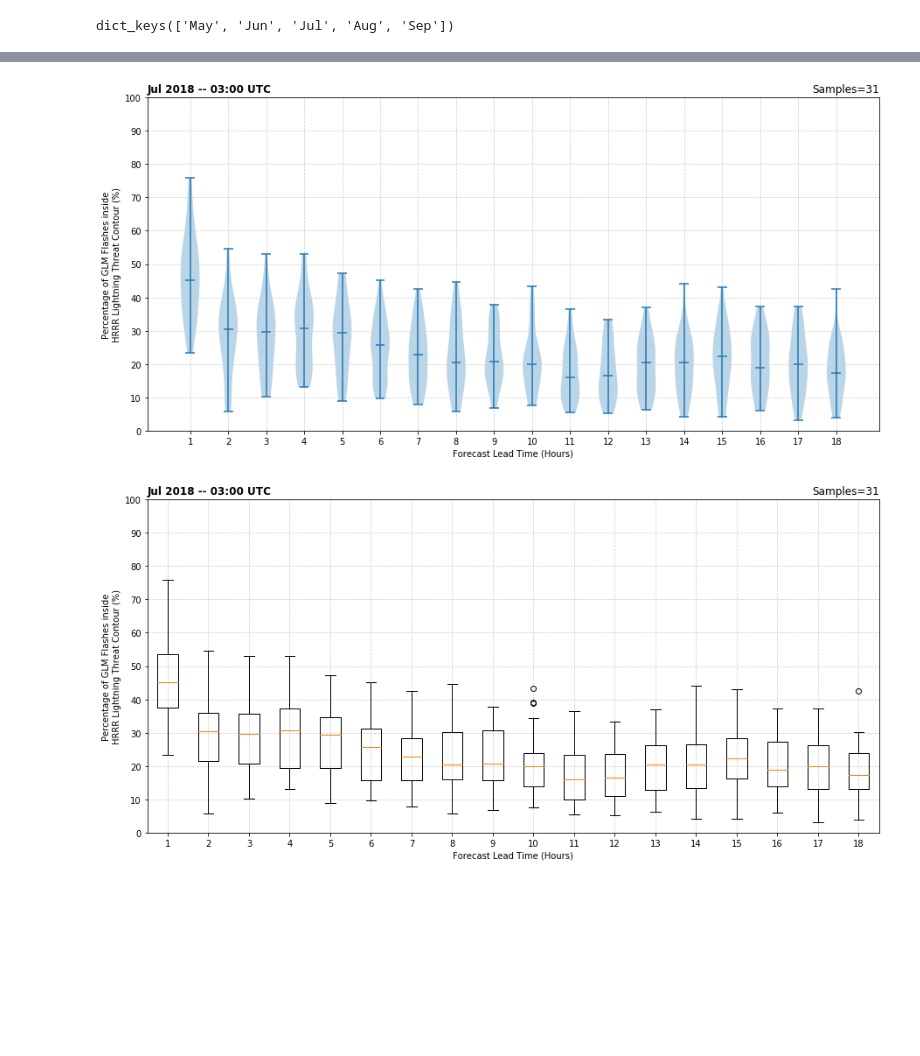
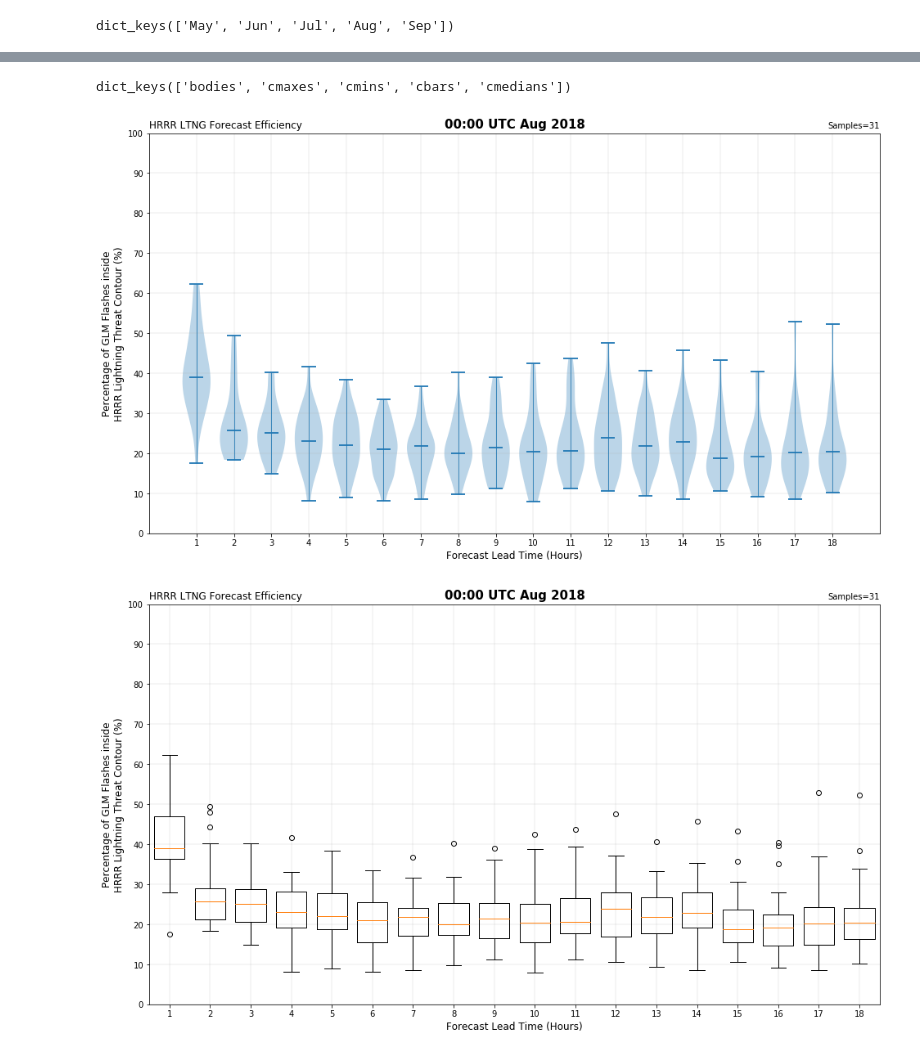
Before and after one commit to blaylockbk/pyBKB_v3, a Jupyter notebook: BB_HRRR/HRRR_GLM_Hit_Rates.ipynb, the cells around one changed output, grey strips where cells are left out. Cells and saved outputs as stored; diff of their text form; code cells hidden in the pictures; blank space fills up the shorter version.

```diff
--- a/BB_HRRR/HRRR_GLM_Hit_Rates.ipynb
+++ b/BB_HRRR/HRRR_GLM_Hit_Rates.ipynb
@@ -17,10 +17,28 @@ import os
 SAVEDIR = '/uufs/chpc.utah.edu/common/home/u0553130/public_html/PhD/HRRR_GOES/GLM_hit_rate/'
 if not os.path.exists(SAVEDIR):
     os.makedirs(SAVEDIR)
+
+import matplotlib as mpl
+#mpl.rcParams['figure.figsize'] = [15,15]
+mpl.rcParams['figure.titlesize'] = 15
+mpl.rcParams['figure.titleweight'] = 'bold'
+mpl.rcParams['xtick.labelsize'] = 10
+mpl.rcParams['ytick.labelsize'] = 10
+mpl.rcParams['axes.labelsize'] = 12
+mpl.rcParams['axes.titlesize'] = 15
+mpl.rcParams['lines.linewidth'] = 1.8
+mpl.rcParams['grid.linewidth'] = .25
+mpl.rcParams['figure.subplot.wspace'] = 0.05
+mpl.rcParams['figure.subplot.hspace'] = 0.05
+mpl.rcParams['legend.fontsize'] = 10
+mpl.rcParams['legend.framealpha'] = .75
+mpl.rcParams['legend.loc'] = 'best'
+mpl.rcParams['savefig.bbox'] = 'tight'
+mpl.rcParams['savefig.dpi'] = 100
 # %%
 months = ['May', 'Jun', 'Jul', 'Aug', 'Sep']
 # %%
-hour = 3
+hour = 0
 
 data_dict = {}
 for m in months:
@@ -52,44 +70,60 @@ data_dict['May'].dtype.names
  'F16',
  'F17',
  'F18')
+# %%
+violin_parts.keys()
+# %% [output]
+dict_keys(['bodies', 'cmaxes', 'cmins', 'cbars', 'cmedians'])
 # %%
-MONTH = 'Jul'
+MONTH = 'Aug'
 
 boxes = [data_dict[MONTH]['F%02d'%f]*100 for f in range(1,19)]
 boxes = [i[~np.isnan(i)] for i in boxes] # filter out nan values
 data = np.array(boxes)
 
 
-plt.figure(1, figsize=(15,7))
-plt.violinplot(boxes, showmedians=True, showmeans=False);
+plt.figure(1, figsize=(16,9))
+v = plt.violinplot(boxes, showmedians=True, showmeans=False, widths=.75);
+#for vp in v['bodies']:
+#    vp.set_facecolor('k')
+#    vp.set_edgecolor('k')
+#    vp.set_alpha(0.5)
+#v['cbars'].set_color('k');
+v['cbars'].set_linewidth(.8);
+#v['cmaxes'].set_color('k')
+#v['cmins'].set_color('k')
+#v['cmedians'].set_color('k')
 #for i in range(len(a['DATE'])):
 #    plt.plot(range(1,19), data[:,i])
-plt.title('%s 2018 -- %02d:00 UTC' % (MONTH, hour), loc='left', fontweight='semibold')
-plt.title('Samples=%s' % len(data_dict[MONTH]['DATE']), loc='right')
+plt.title('HRRR LTNG Forecast Efficiency', loc='left', fontsize=12)
+plt.title('%02d:00 UTC %s 2018' % (hour, MONTH), loc='center', fontweight='semibold')
+plt.title('Samples=%s' % len(data_dict[MONTH]['DATE']), loc='right', fontsize=10)
 plt.xlabel('Forecast Lead Time (Hours)')
 plt.ylabel('Percentage of GLM Flashes inside\nHRRR Lightning Threat Contour (%)')
 plt.ylim([0,100])
 plt.yticks(range(0,101,10))
 plt.xticks(range(1,19))
-plt.grid(linestyle='--', color='lightgrey')
+plt.grid()
+#plt.savefig(SAVEDIR + "HRRR_GLM_%s_%s" % (MONTH, hour))
 
-plt.savefig(SAVEDIR + "HRRR_GLM_%s_%s" % (MONTH, hour))
 
-plt.figure(2, figsize=(15,7))
-plt.boxplot(boxes);
+plt.figure(2, figsize=(16,9))
+plt.boxplot(boxes, widths=.75);
 #for i in range(len(a['DATE'])):
 #    plt.plot(range(1,19), data[:,i])
-plt.title('%s 2018 -- %02d:00 UTC' % (MONTH, hour), loc='left', fontweight='semibold')
-plt.title('Samples=%s' % len(data_dict[MONTH]['DATE']), loc='right')
+plt.title('HRRR LTNG Forecast Efficiency', loc='left', fontsize=12)
+plt.title('%02d:00 UTC %s 2018' % (hour, MONTH), loc='center', fontweight='semibold')
+plt.title('Samples=%s' % len(data_dict[MONTH]['DATE']), loc='right', fontsize=10)
+
 plt.xlabel('Forecast Lead Time (Hours)')
 plt.ylabel('Percentage of GLM Flashes inside\nHRRR Lightning Threat Contour (%)')
 plt.ylim([0,100])
 plt.yticks(range(0,101,10))
 plt.xticks(range(1,19))
-plt.grid(linestyle='--', color='lightgrey')
+plt.grid()
 # %% [output]
-[figure, old version]
+[figure, new version]
-[figure, old version]
+[figure, new version]
 # %%
 counts = [data_dict[MONTH]['GLM_FLASH_COUNT'] for MONTH in data_dict.keys()]
 
```
Also changed, not shown: parts of 22 cells of this notebook, 3 other files.
